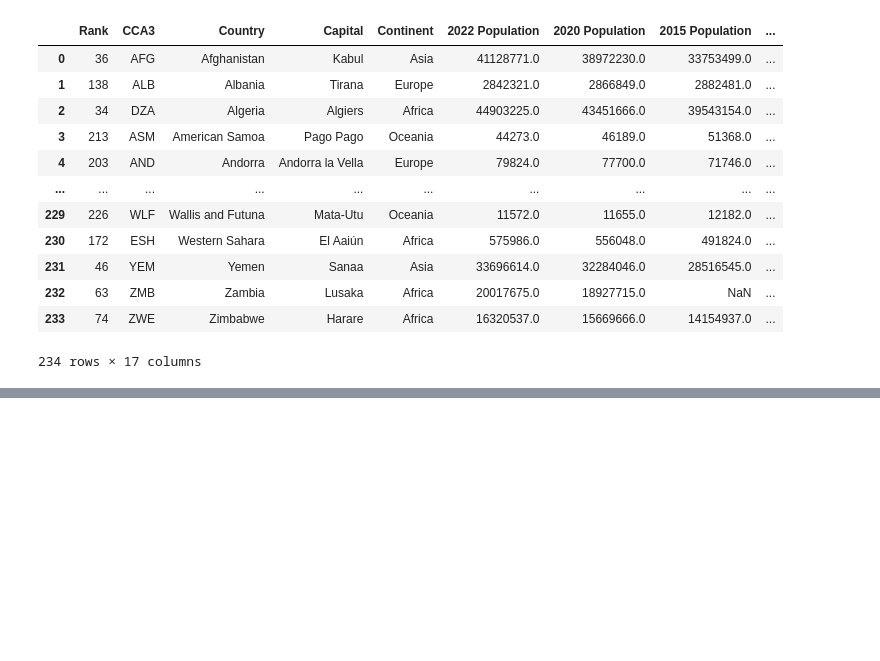
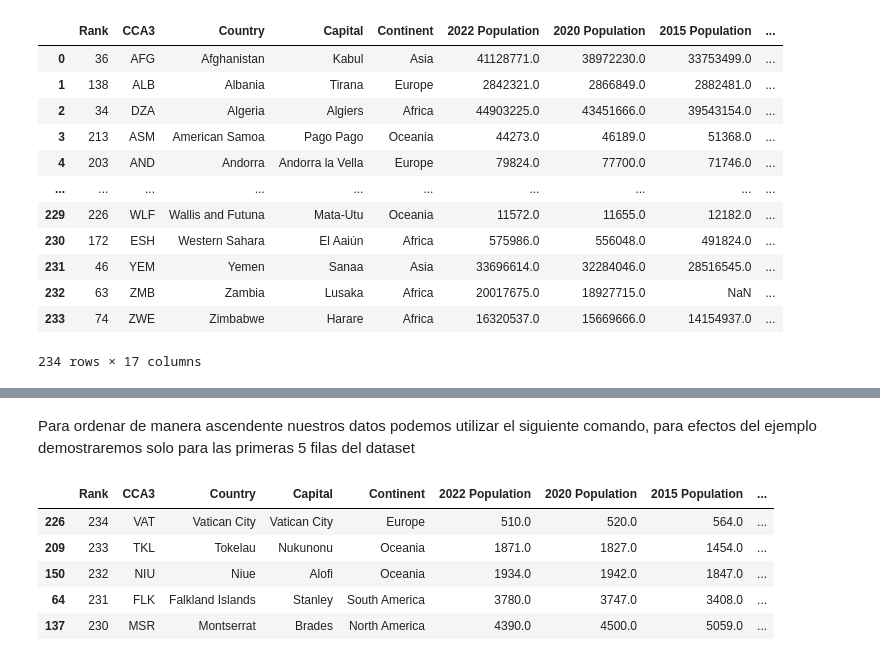
Before and after one commit to andreavazquezt/ProyectoIntegrador, a Jupyter notebook: ExploratoryDataAnalysis.ipynb, the cells around one changed output, grey strips where cells are left out. Cells and saved outputs as stored; diff of their text form; code cells hidden in the pictures; blank space fills up the shorter version.

```diff
--- a/ExploratoryDataAnalysis.ipynb
+++ b/ExploratoryDataAnalysis.ipynb
@@ -31,0 +114,11 @@ df
+# %% [markdown]
+Para ordenar de manera ascendente nuestros datos podemos utilizar el siguiente comando, para efectos del ejemplo demostraremos solo para las primeras 5 filas del dataset
+# %%
+df.sort_values(by="2022 Population").head()
+# %% [output]
+|  | Rank | CCA3 | Country | Capital | Continent | 2022 Population | 2020 Population | 2015 Population | ... |
+| 226 | 234 | VAT | Vatican City | Vatican City | Europe | 510.0 | 520.0 | 564.0 | ... |
+| 209 | 233 | TKL | Tokelau | Nukunonu | Oceania | 1871.0 | 1827.0 | 1454.0 | ... |
+| 150 | 232 | NIU | Niue | Alofi | Oceania | 1934.0 | 1942.0 | 1847.0 | ... |
+| 64 | 231 | FLK | Falkland Islands | Stanley | South America | 3780.0 | 3747.0 | 3408.0 | ... |
+| 137 | 230 | MSR | Montserrat | Brades | North America | 4390.0 | 4500.0 | 5059.0 | ... |
```
Also changed, not shown: parts of 10 cells of this notebook.
